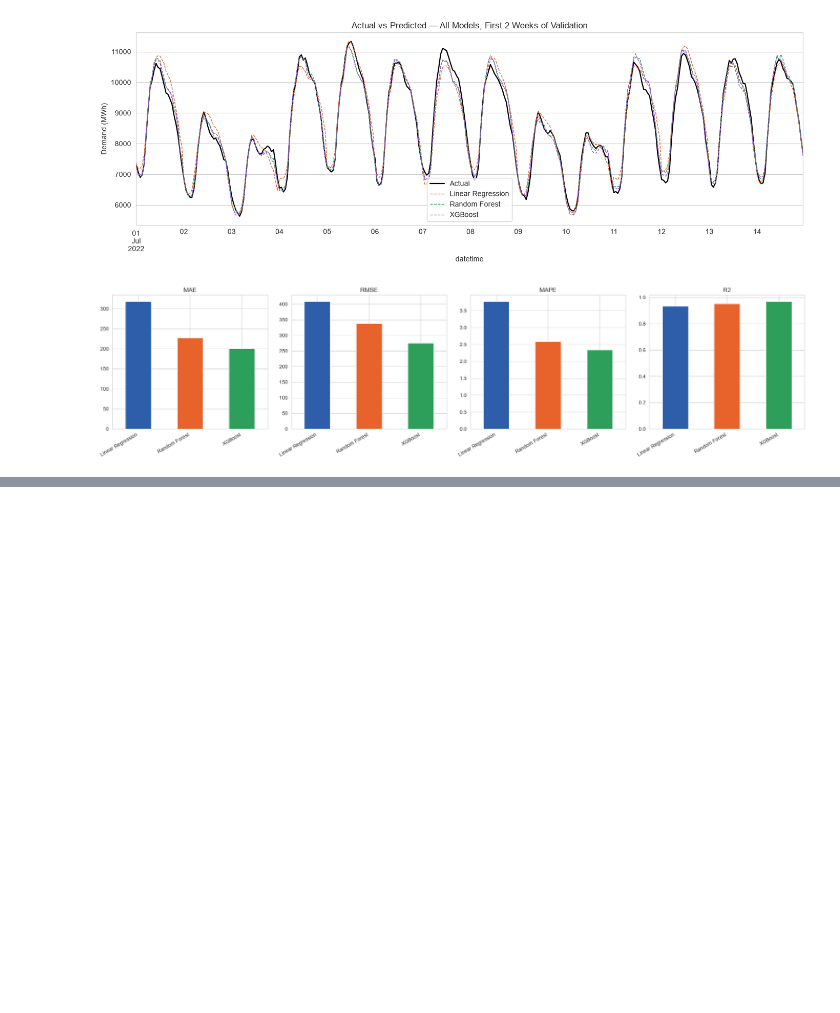
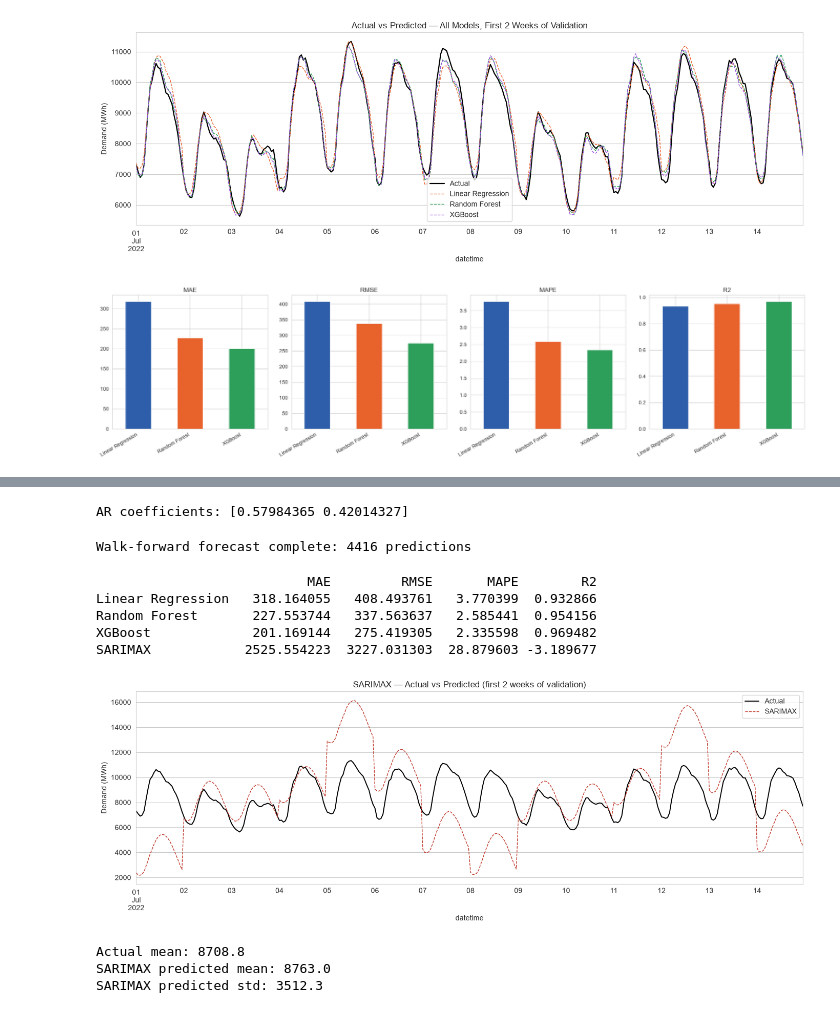
Before and after one commit to tmugomba/load-forecasting-ml, a Jupyter notebook: notebooks/03_modeling.ipynb, the cells around one changed output, grey strips where cells are left out. Cells and saved outputs as stored; diff of their text form; code cells hidden in the pictures; blank space fills up the shorter version.

Commit message:
Notebook 3: SARIMAX investigated and documented (underperforms ML models - structural, not tuning issue)

```diff
--- a/notebooks/03_modeling.ipynb
+++ b/notebooks/03_modeling.ipynb
@@ -247,0 +324,74 @@ plt.show()
+# %%
+# enforce_stationarity=True this time — forces the AR polynomial to stay within
+# the stable region, preventing the runaway/explosive behavior we just saw
+sarimax_model = SARIMAX(
+    y_sarimax_train,
+    exog=exog_train,
+    order=(2, 0, 0),
+    seasonal_order=(1, 0, 0, 24),
+    enforce_stationarity=True,
+    enforce_invertibility=True
+)
+sarimax_fit = sarimax_model.fit(disp=True)
+print(f"AR coefficients: {sarimax_fit.params[['ar.L1', 'ar.L2']].values}")
+# %% [output]
+AR coefficients: [0.57984365 0.42014327]
+# %%
+# Walk-forward validation: forecast one day (24h) at a time, then update the model
+# with the real actuals before forecasting the next day. This mirrors how SARIMAX
+# is meant to be used operationally, and prevents errors from compounding across
+# the full 6-month validation window the way the single-shot forecast did.
+sarimax_preds_list = []
+current_fit = sarimax_fit
+
+step = 24  # forecast one day at a time
+for i in range(0, len(val), step):
+    exog_chunk = exog_val.iloc[i:i+step]
+    forecast = current_fit.get_forecast(steps=len(exog_chunk), exog=exog_chunk)
+    sarimax_preds_list.append(forecast.predicted_mean)
+
+    # "Tell" the model the real actuals for this chunk before moving on,
+    # using append() which updates state without fully refitting (fast)
+    actual_chunk = val["demand_mwh"].iloc[i:i+step]
+    current_fit = current_fit.append(actual_chunk, exog=exog_chunk, refit=False)
+
+sarimax_preds = pd.concat(sarimax_preds_list)
+sarimax_preds = sarimax_preds.reindex(y_val.index)  # align exactly with validation index
+
+print("Walk-forward forecast complete:", len(sarimax_preds), "predictions")
+# %% [output]
+Walk-forward forecast complete: 4416 predictions
+# %%
+sarimax_mae = mean_absolute_error(y_val, sarimax_preds)
+sarimax_rmse = np.sqrt(mean_squared_error(y_val, sarimax_preds))
+sarimax_mape = np.mean(np.abs((y_val - sarimax_preds) / y_val)) * 100
+sarimax_r2 = r2_score(y_val, sarimax_preds)
+
+results.loc["SARIMAX"] = [sarimax_mae, sarimax_rmse, sarimax_mape, sarimax_r2]
+print(results)
+# %% [output]
+                           MAE         RMSE       MAPE        R2
+Linear Regression   318.164055   408.493761   3.770399  0.932866
+Random Forest       227.553744   337.563637   2.585441  0.954156
+XGBoost             201.169144   275.419305   2.335598  0.969482
+SARIMAX            2525.554223  3227.031303  28.879603 -3.189677
+# %%
+# Plot the SARIMAX forecast against actual demand to see the actual failure shape —
+# is it flat-lining at the wrong level, oscillating wildly, or drifting over time?
+fig, ax = plt.subplots()
+y_val.iloc[:336].plot(ax=ax, label="Actual", linewidth=1.4, color="black")
+sarimax_preds.iloc[:336].plot(ax=ax, label="SARIMAX", linewidth=1, color="#C0392B", linestyle="--")
+ax.set_title("SARIMAX — Actual vs Predicted (first 2 weeks of validation)")
+ax.set_ylabel("Demand (MWh)")
+ax.legend()
+plt.tight_layout()
+plt.show()
+
+print("Actual mean:", y_val.mean().round(1))
+print("SARIMAX predicted mean:", sarimax_preds.mean().round(1))
+print("SARIMAX predicted std:", sarimax_preds.std().round(1))
+# %% [output]
+[figure, added]
+Actual mean: 8708.8
+SARIMAX predicted mean: 8763.0
+SARIMAX predicted std: 3512.3
```
Also changed, not shown: parts of 7 cells of this notebook.
